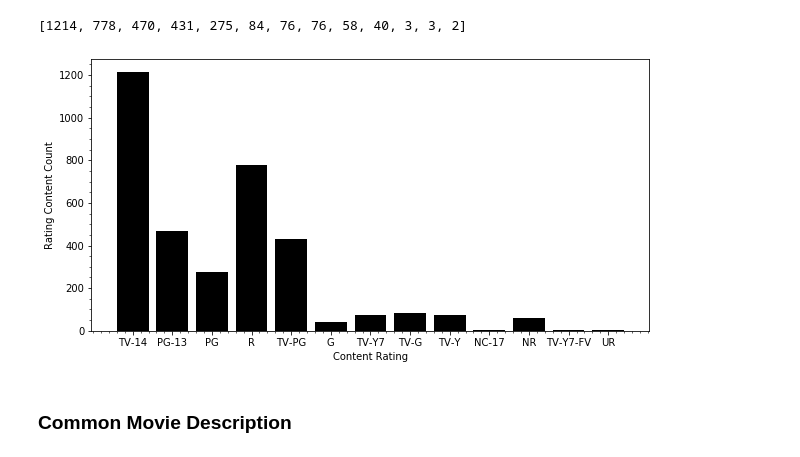
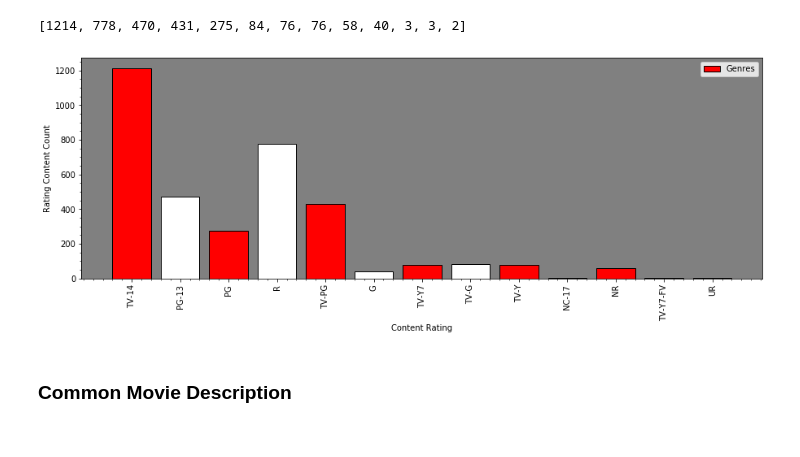
Before and after one commit to SunpreetSChahal/Netflix_EDA-ML, a Jupyter notebook: Netflix Data - EDA and ML Practice.ipynb, the cells around one changed output. Saved outputs shown, nothing was run; the diff lists cells and outputs as text; code cells hidden in the pictures.

```diff
--- a/Netflix Data - EDA and ML Practice.ipynb
+++ b/Netflix Data - EDA and ML Practice.ipynb
@@ -183,14 +184,25 @@ list(ratings_ordered)
 [1214, 778, 470, 431, 275, 84, 76, 76, 58, 40, 3, 3, 2]
 # %%
 # Bar plots
-plt.figure(figsize=(10,5))
-plt.bar(ratings_name, ratings, color='black')
+plt.figure(figsize=(15,5))
+ax = plt.gca()
+ax.set_facecolor('grey')
 
+#Plotting bar
+plt.bar(ratings_name, ratings, color=['red', 'white'], label ='Genres', edgecolor='black')
+
+# Assigning labels to axes
 plt.xlabel('Content Rating')
+plt.xticks(ratings_name, rotation='vertical')
 plt.ylabel('Rating Content Count')
+plt.yticks()
 plt.minorticks_on()
+
+##Present Data
+plt.legend()
+plt.show()
 # %% [output]
-[figure, old version]
+[figure, new version]
 # %% [markdown]
 ### Common Movie Description
 # %%
```
Also changed, not shown: parts of 3 cells of this notebook.
